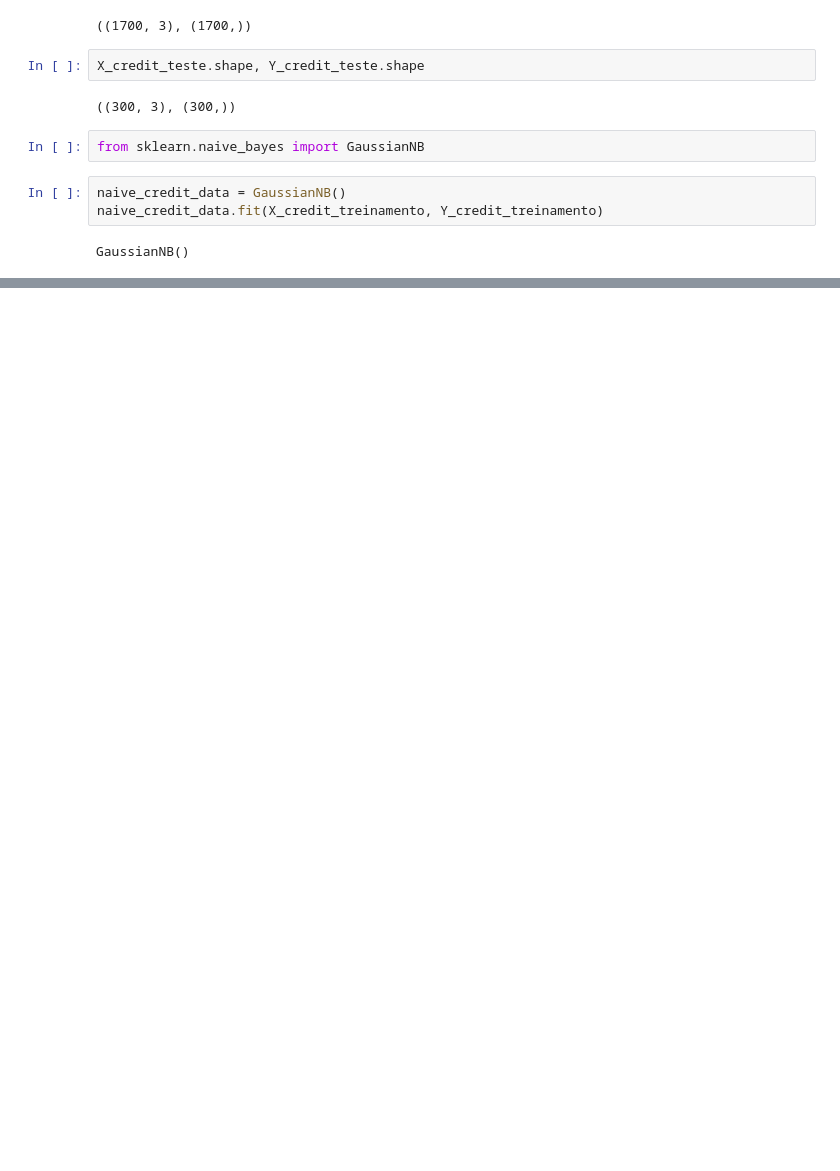
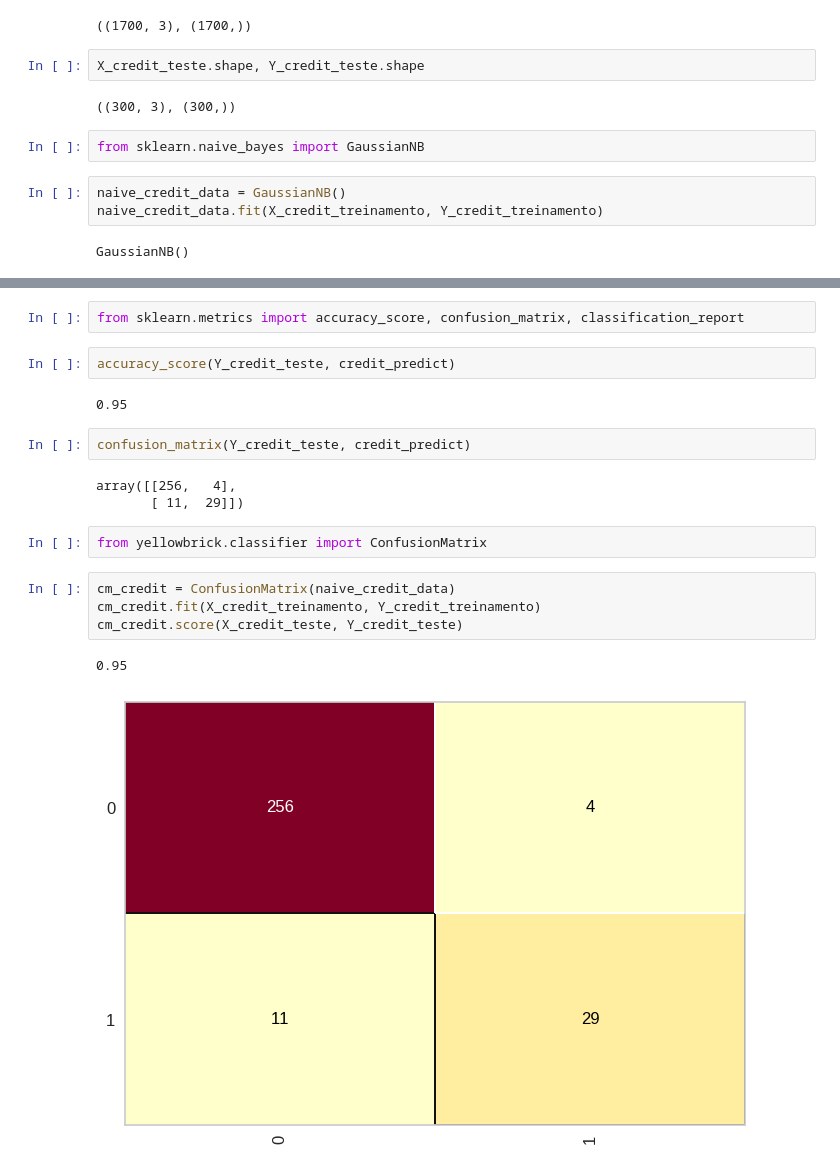
Before and after one commit to VictorHugoTesti/-am-t4-s1a2026, a Jupyter notebook: NeuralizadorCredit0423.ipynb, the cells around one changed output, grey strips where cells are left out. Drawn from its saved outputs; the diff is of its cells as text; blank space fills up the shorter version.

```diff
--- a/NeuralizadorCredit0423.ipynb
+++ b/NeuralizadorCredit0423.ipynb
@@ -44,0 +83,20 @@ GaussianNB()
+# %%
+from sklearn.metrics import accuracy_score, confusion_matrix, classification_report
+# %%
+accuracy_score(Y_credit_teste, credit_predict)
+# %% [output]
+0.95
+# %%
+confusion_matrix(Y_credit_teste, credit_predict)
+# %% [output]
+array([[256,   4],
+       [ 11,  29]])
+# %%
+from yellowbrick.classifier import ConfusionMatrix
+# %%
+cm_credit = ConfusionMatrix(naive_credit_data)
+cm_credit.fit(X_credit_treinamento, Y_credit_treinamento)
+cm_credit.score(X_credit_teste, Y_credit_teste)
+# %% [output]
+0.95
+[figure, added]
```
Also changed, not shown: parts of 5 cells of this notebook.
